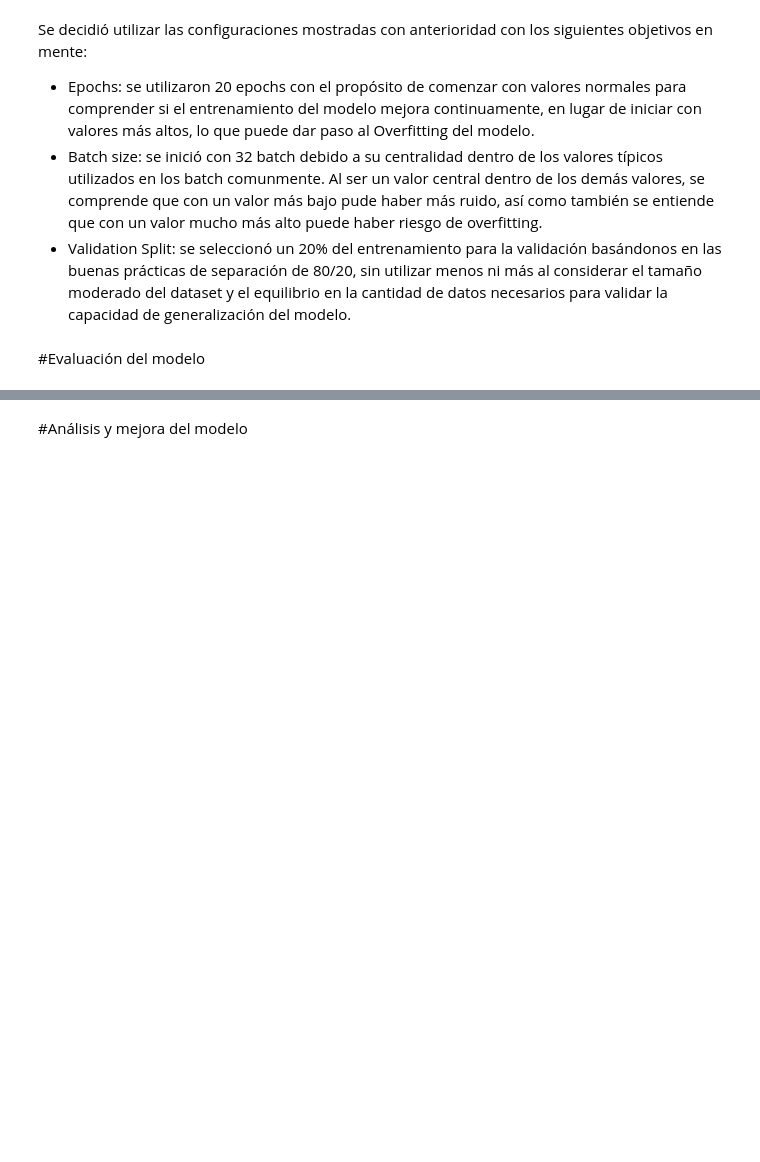
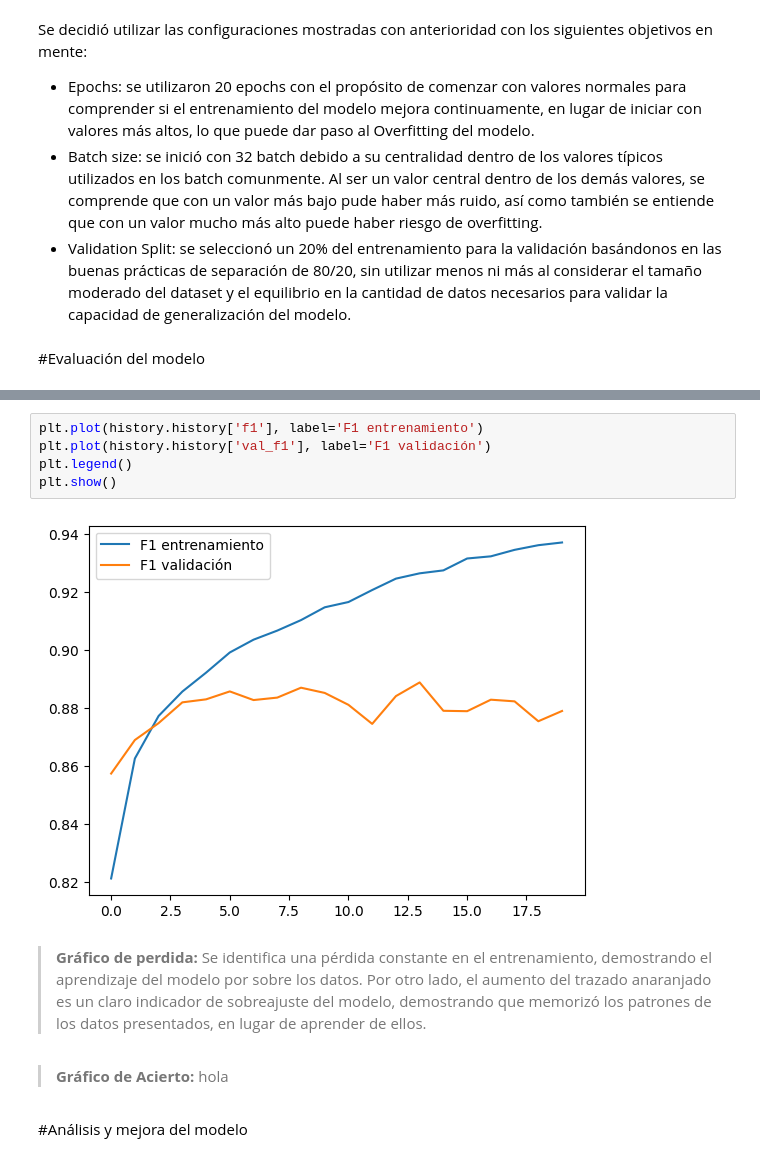
Before and after one commit to Albedofan69420/FASHION-MNIST, a Jupyter notebook: FASHION_MNIST.ipynb, the cells around one changed output, grey strips where cells are left out. Drawn from its saved outputs; the diff is of its cells as text; blank space fills up the shorter version.

```diff
--- a/FASHION_MNIST.ipynb
+++ b/FASHION_MNIST.ipynb
@@ -138,3 +191,14 @@ plt.show()
+# %%
+plt.plot(history.history['f1'], label='F1 entrenamiento')
+plt.plot(history.history['val_f1'], label='F1 validación')
+plt.legend()
+plt.show()
+# %% [output]
+[figure, added]
+# %% [markdown]
+> **Gráfico de perdida:** Se identifica una pérdida constante en el entrenamiento, demostrando el aprendizaje del modelo por sobre los datos. Por otro lado, el aumento del trazado anaranjado es un claro indicador de sobreajuste del modelo, demostrando que memorizó los patrones de los datos presentados, en lugar de aprender de ellos.
+# %% [markdown]
+> **Gráfico de Acierto:** hola
 # %% [markdown]
 #Análisis y mejora del modelo
 # %% [markdown]
```
Also changed, not shown: parts of 7 cells of this notebook.
